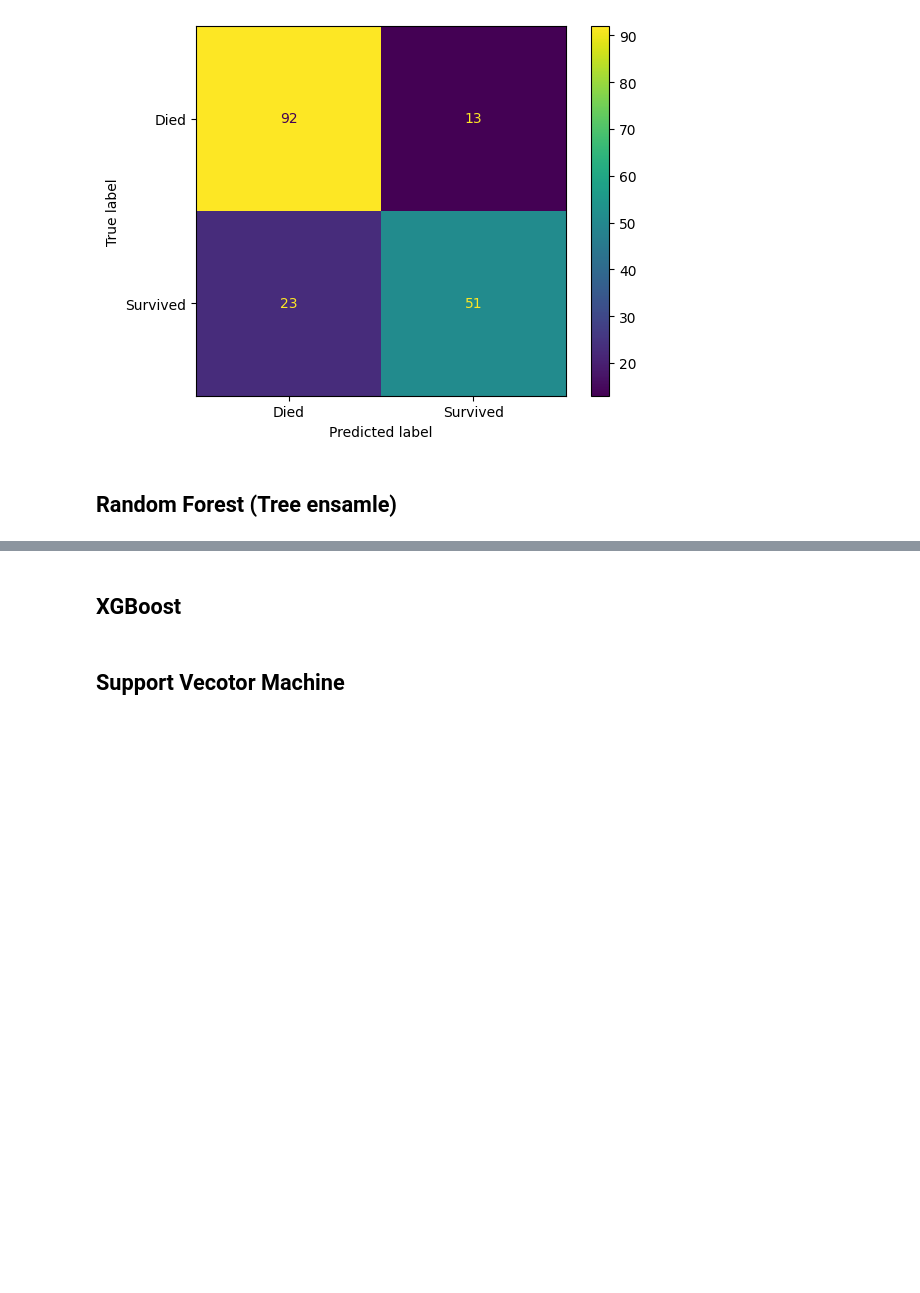
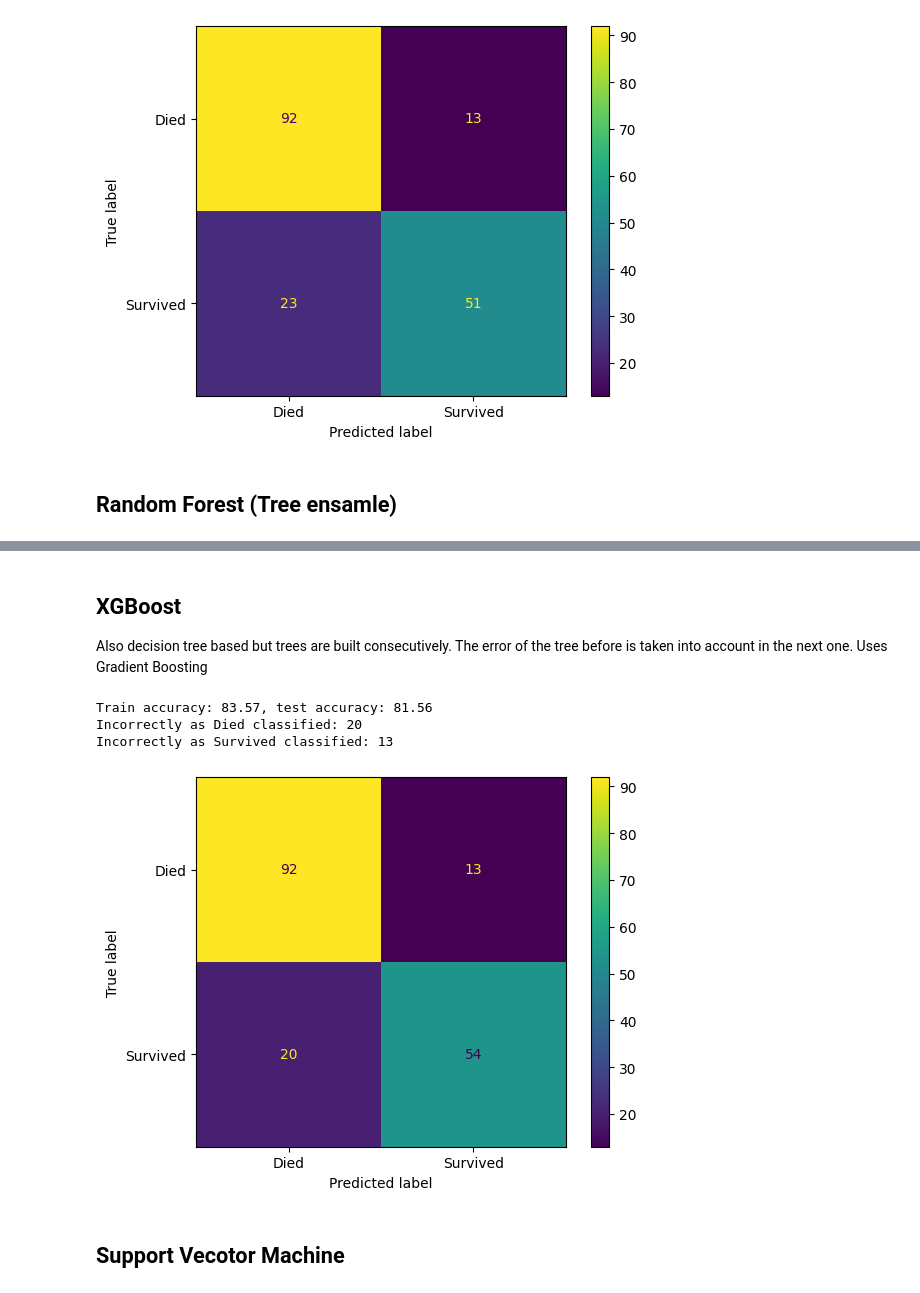
Before and after one commit to alexehrlich/titanic, a Jupyter notebook: data_exploration.ipynb, the cells around one changed output, grey strips where cells are left out. Drawn from its saved outputs; the diff is of its cells as text; code cells hidden in the pictures; blank space fills up the shorter version.

```diff
--- a/data_exploration.ipynb
+++ b/data_exploration.ipynb
@@ -532,7 +556,20 @@ Train accuracy: 86.66, test accuracy: 79.89
 # %% [markdown]
 ## XGBoost
+Also decision tree based but trees are built consecutively. The error of the tree before
+is taken into account in the next one. Uses Gradient Boosting
 # %%
-#TBD
+from xgboost import XGBClassifier
+
+xgb_clf = XGBClassifier(n_estimators=20, max_depth=2, learning_rate=0.2, objective='binary:logistic')
+
+xgb_clf.fit(X_train, y_train)
+
+evaluate_model(xgb_clf, X_train, X_test, y_train, y_test)
+# %% [output]
+Train accuracy: 83.57, test accuracy: 81.56
+Incorrectly as Died classified: 20
+Incorrectly as Survived classified: 13
+[figure, added]
 # %% [markdown]
 ## Support Vecotor Machine
 # %%
```
Also changed, not shown: parts of 14 cells of this notebook, 1 other file.
